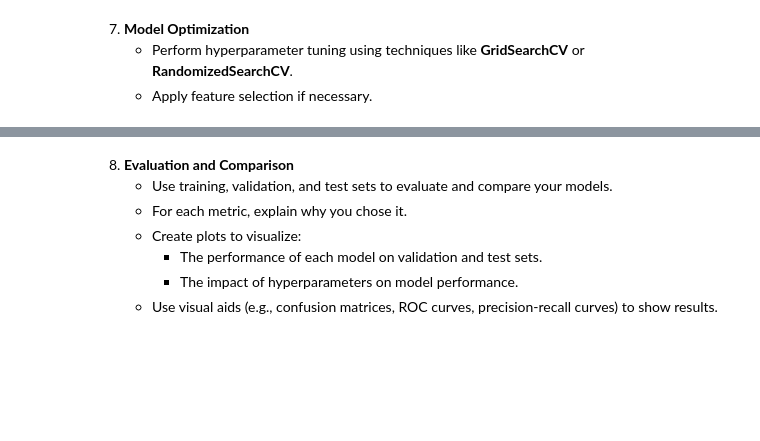
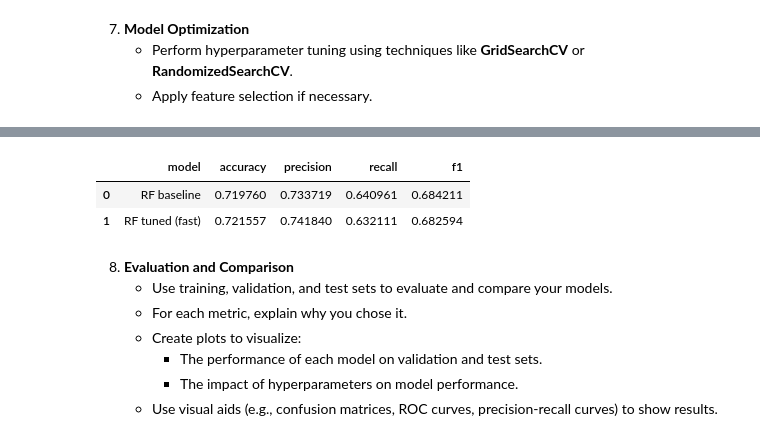
Before and after one commit to Avichay3/Full-training, a Jupyter notebook: Copy_of_Data_science_pipeline.ipynb, the cells around one changed output, grey strips where cells are left out. Cells and saved outputs as stored; diff of their text form; code cells hidden in the pictures; blank space fills up the shorter version.

```diff
--- a/Copy_of_Data_science_pipeline.ipynb
+++ b/Copy_of_Data_science_pipeline.ipynb
@@ -458,3 +514,20 @@ weighted avg       0.72      0.72      0.72      1675
+# %%
+best_model_fast = search_fast.best_estimator_
+
+baseline_rf = rf_baseline  # מה שכבר היה לך קודם
+baseline_scores = eval_model(baseline_rf, X_val, y_val)
+tuned_scores = eval_model(best_model_fast, X_val, y_val)
+
+comparison = pd.DataFrame([
+    {"model": "RF baseline", **baseline_scores},
+    {"model": "RF tuned (fast)", **tuned_scores},
+])
+
+comparison
+# %% [output]
+|  | model | accuracy | precision | recall | f1 |
+| 0 | RF baseline | 0.719760 | 0.733719 | 0.640961 | 0.684211 |
+| 1 | RF tuned (fast) | 0.721557 | 0.741840 | 0.632111 | 0.682594 |
 # %% [markdown]
 8. **Evaluation and Comparison**
    - Use training, validation, and test sets to evaluate and compare your models.
```
Also changed, not shown: parts of 5 cells of this notebook.
